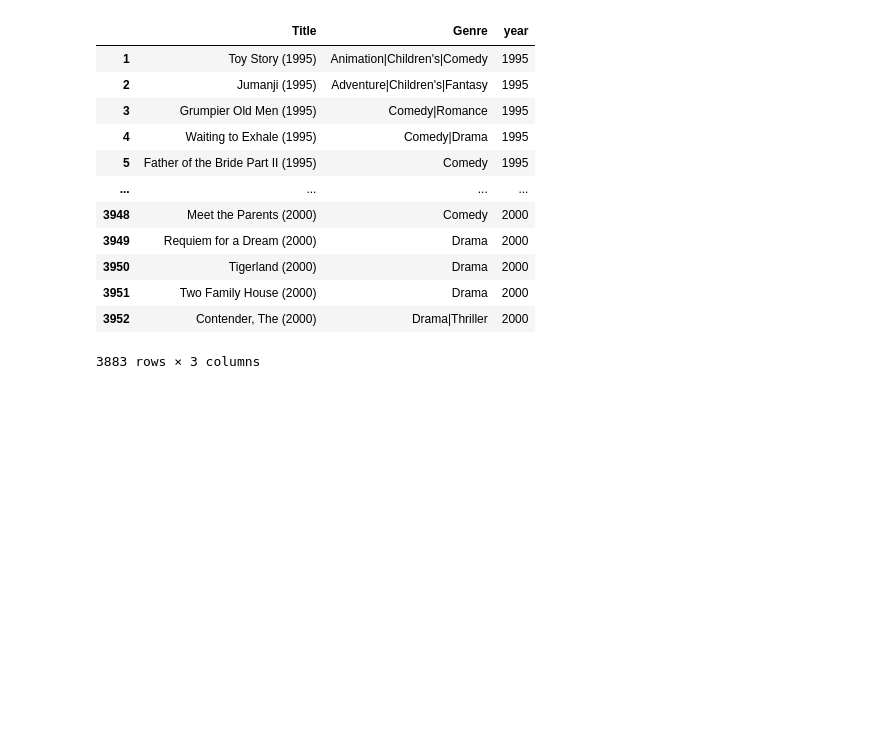
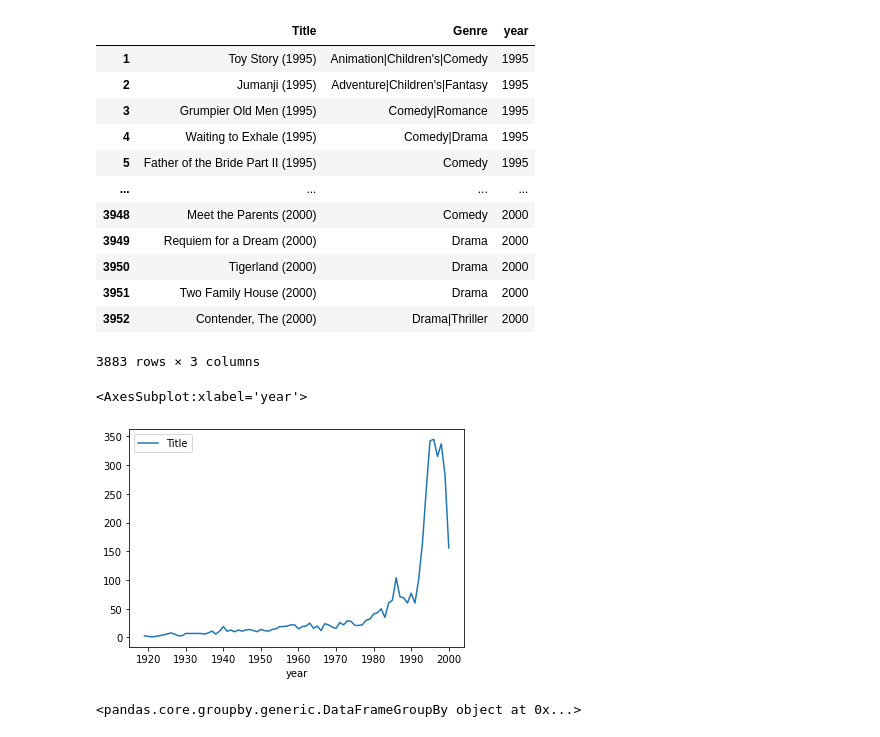
Before and after one commit to AlbertoBassanoni/MLPNS_ABassanoni, a Jupyter notebook: MLPNS23_bootcamp.ipynb, the cells around one changed output. Cells and saved outputs as stored; diff of their text form; code cells hidden in the pictures; blank space fills up the shorter version.

```diff
--- a/MLPNS23_bootcamp.ipynb
+++ b/MLPNS23_bootcamp.ipynb
@@ -557,3 +560,19 @@ movies
 | 3951 | Two Family House (2000) | Drama | 2000 |
 | 3952 | Contender, The (2000) | Drama|Thriller | 2000 |
 3883 rows × 3 columns
+# %%
+movies.groupby("year").count().plot(y="Title")
+# %% [output]
+<AxesSubplot:xlabel='year'>
+[figure, added]
+# %%
+movies.groupby("year")
+
+#questo è solo un semplice gruppo
+#cosa posso fare con questi gruppi?
+
+#posso fare count
+#posso fare mean
+#posso fare operazioni statistiche
+# %% [output]
+<pandas.core.groupby.generic.DataFrameGroupBy object at 0x...>
```
Also changed, not shown: parts of 84 cells of this notebook.
